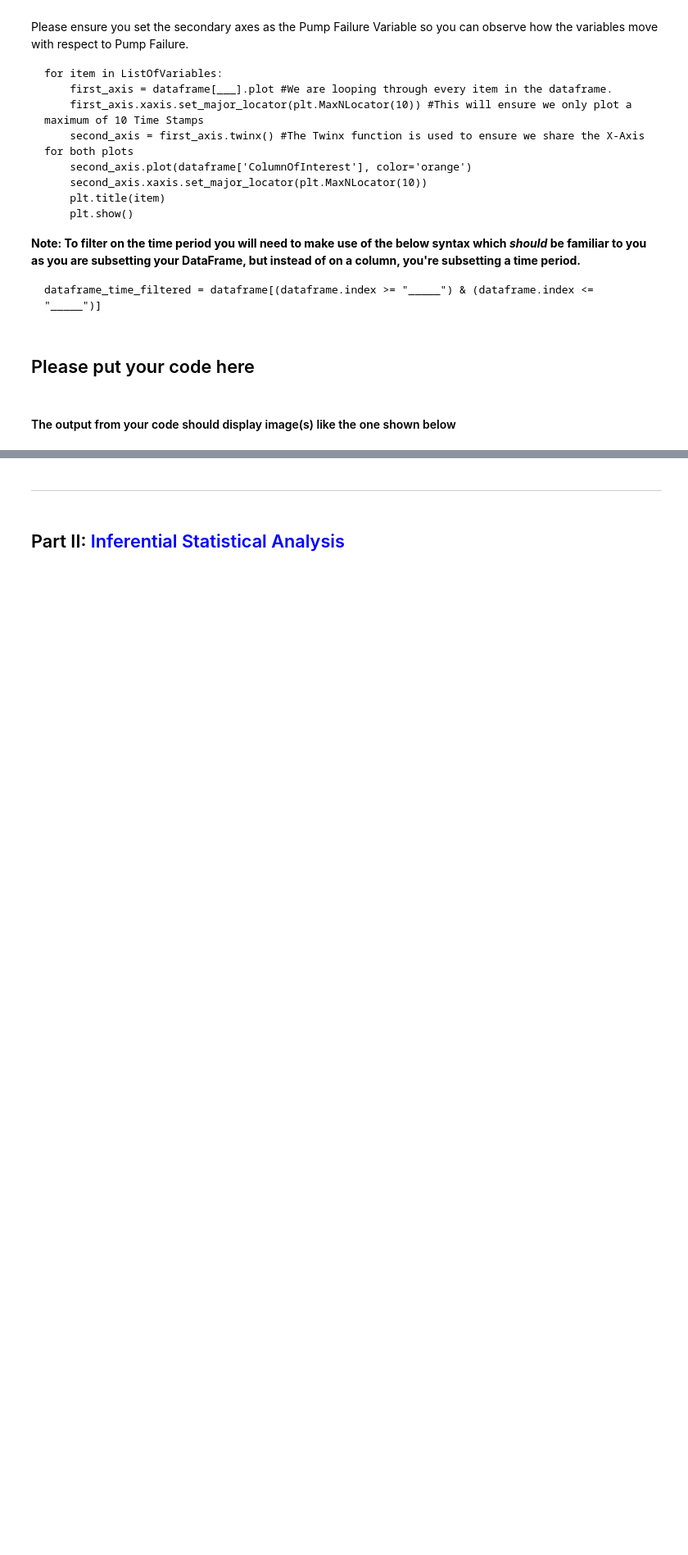
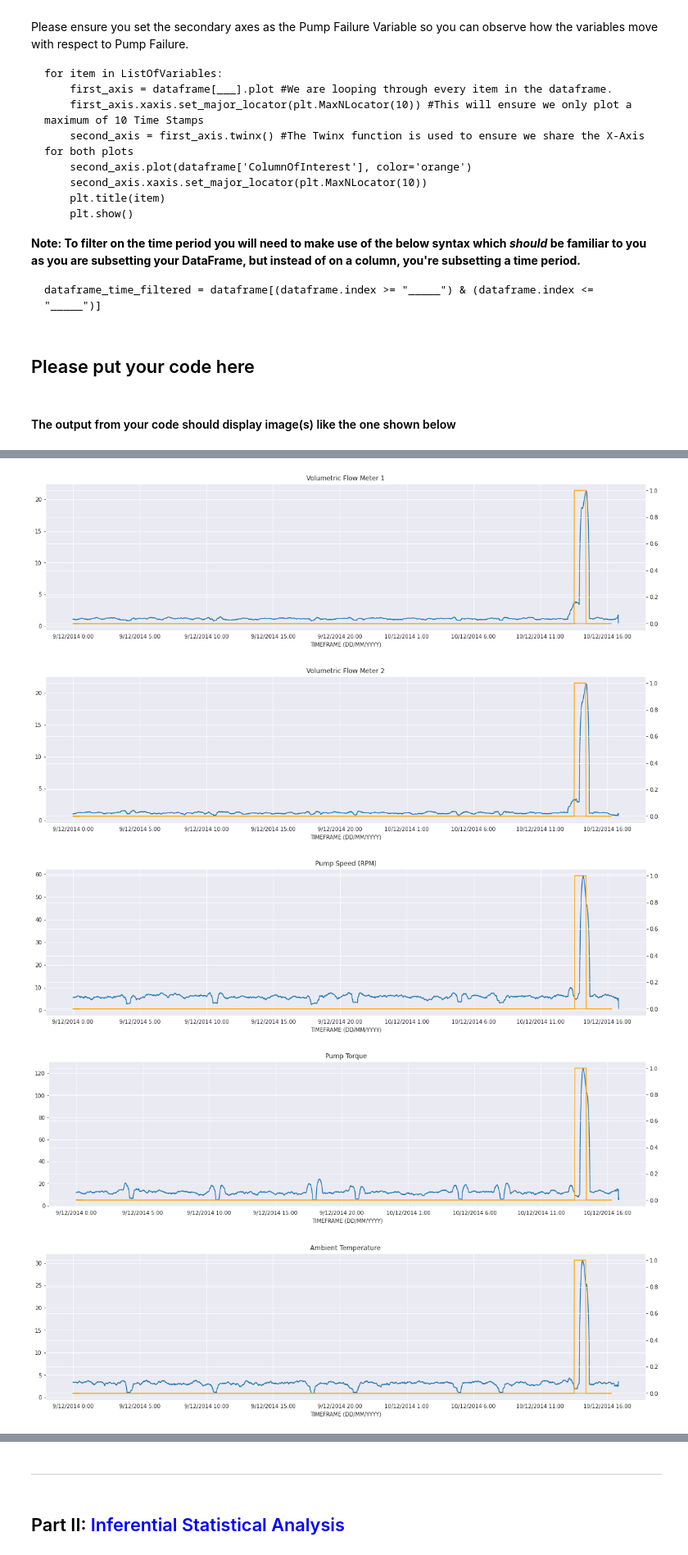
Before and after one commit to felipeLx/python, a Jupyter notebook: aemr/Southern_Water_Corp_OLS_Case_Study_Student_Facing_160221.ipynb, the cells around one changed output, grey strips where cells are left out. Shown at 82% size. Saved outputs shown, nothing was run; the diff lists cells and outputs as text; code cells hidden in the pictures; blank space fills up the shorter version.

```diff
--- a/aemr/Southern_Water_Corp_OLS_Case_Study_Student_Facing_160221.ipynb
+++ b/aemr/Southern_Water_Corp_OLS_Case_Study_Student_Facing_160221.ipynb
@@ -484,0 +474,24 @@ Please ensure you set the secondary axes as the Pump Failure Variable so you can
+# %%
+df_std = pd.read_csv("./DF_Rolling_Stdev.csv")
+# df_std.info()
+
+df_std.set_index(['TIMEFRAME (DD/MM/YYYY)'], inplace=True)
+
+listOfVariables = ["Volumetric Flow Meter 1", "Volumetric Flow Meter 2", "Pump Speed (RPM)", "Pump Torque ","Ambient Temperature", "Horse Power", "Pump Efficiency"]
+
+for item in listOfVariables:
+    first_axis = df_std[item].plot()
+    first_axis.xaxis.set_major_locator(plt.MaxNLocator(10))
+    second_axis = first_axis.twinx()
+    second_axis.plot(df_std["PUMP FAILURE (1 or 0)"], color="orange")
+    second_axis.xaxis.set_major_locator(plt.MaxNLocator(10))
+    plt.title(item)
+    plt.show()
+
+df_time_filtered = df_std[(df_std.index >= "10/12/2014 12:00") & (df_std.index <= "10/12/2014 14:30")]
+# %% [output]
+[figure, added]
+[figure, added]
+[figure, added]
+[figure, added]
+[figure, added]
```
Also changed, not shown: parts of 23 cells of this notebook, 4 other files.
